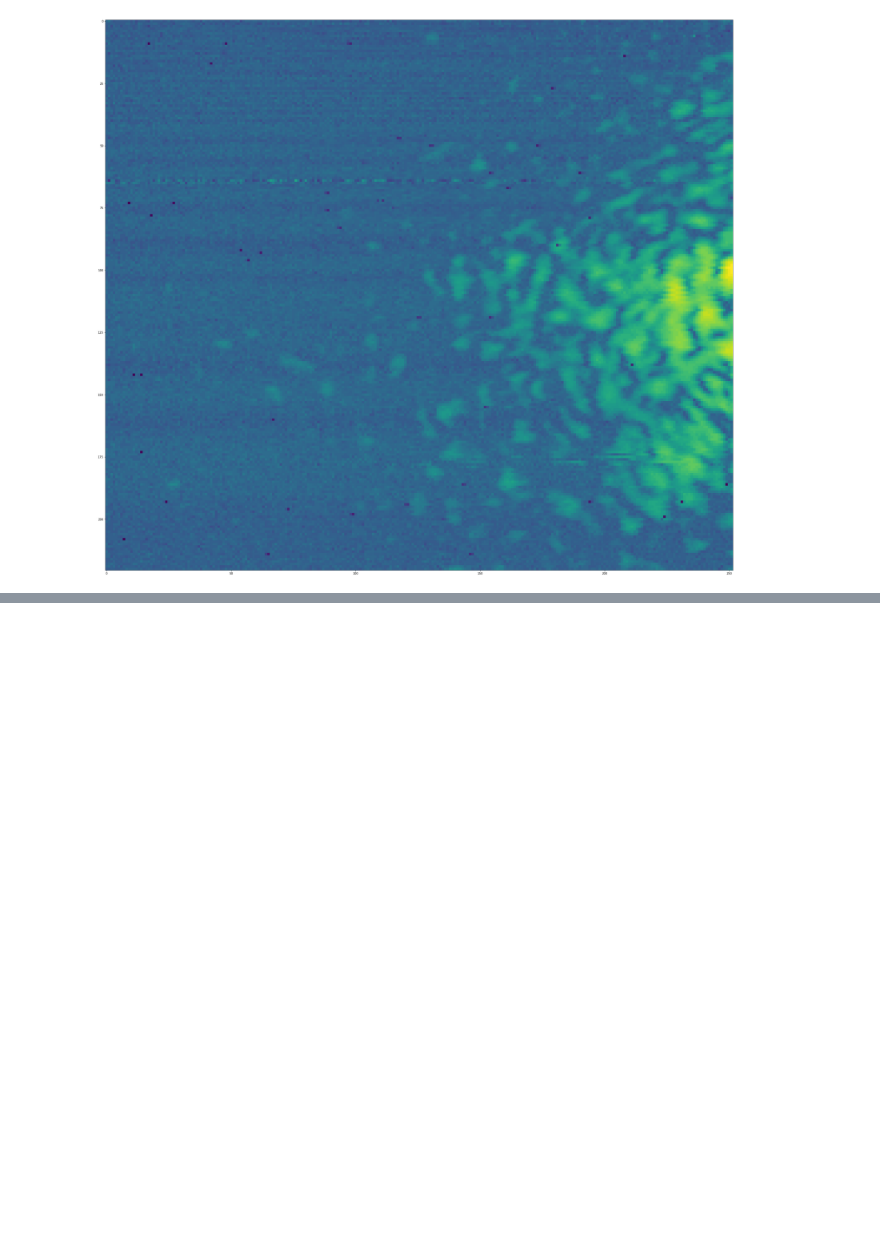
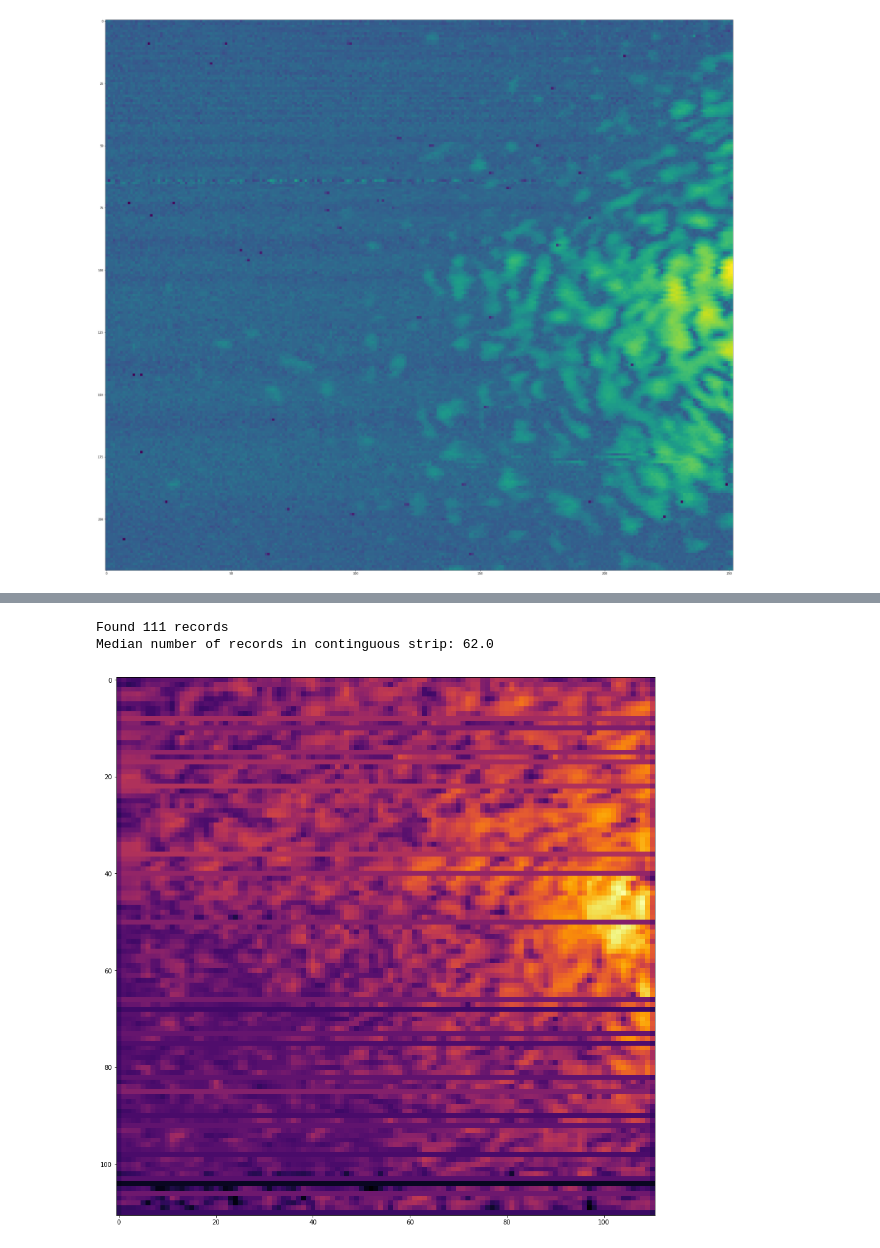
Before and after one commit to wfus/scanning-microphone, a Jupyter notebook: processing/ContinuousScanProcessing.ipynb, the cells around one changed output, grey strips where cells are left out. Cells and saved outputs as stored; diff of their text form; code cells hidden in the pictures; blank space fills up the shorter version.

```diff
--- a/processing/ContinuousScanProcessing.ipynb
+++ b/processing/ContinuousScanProcessing.ipynb
@@ -122,0 +192,11 @@ plt.show()
+# %%
+ampdata = compile_data_to_array('../data/1550416809', sample_start=0, sample_end=200)
+# %% [output]
+Found 111 records
+Median number of records in continguous strip: 62.0
+# %%
+plt.figure(figsize=(16, 16))
+plt.imshow(skimage.transform.resize(ampdata, (111, 111)), cmap='inferno')
+plt.show()
+# %% [output]
+[figure, added]
```
Also changed, not shown: parts of 12 cells of this notebook, 3 other files.
